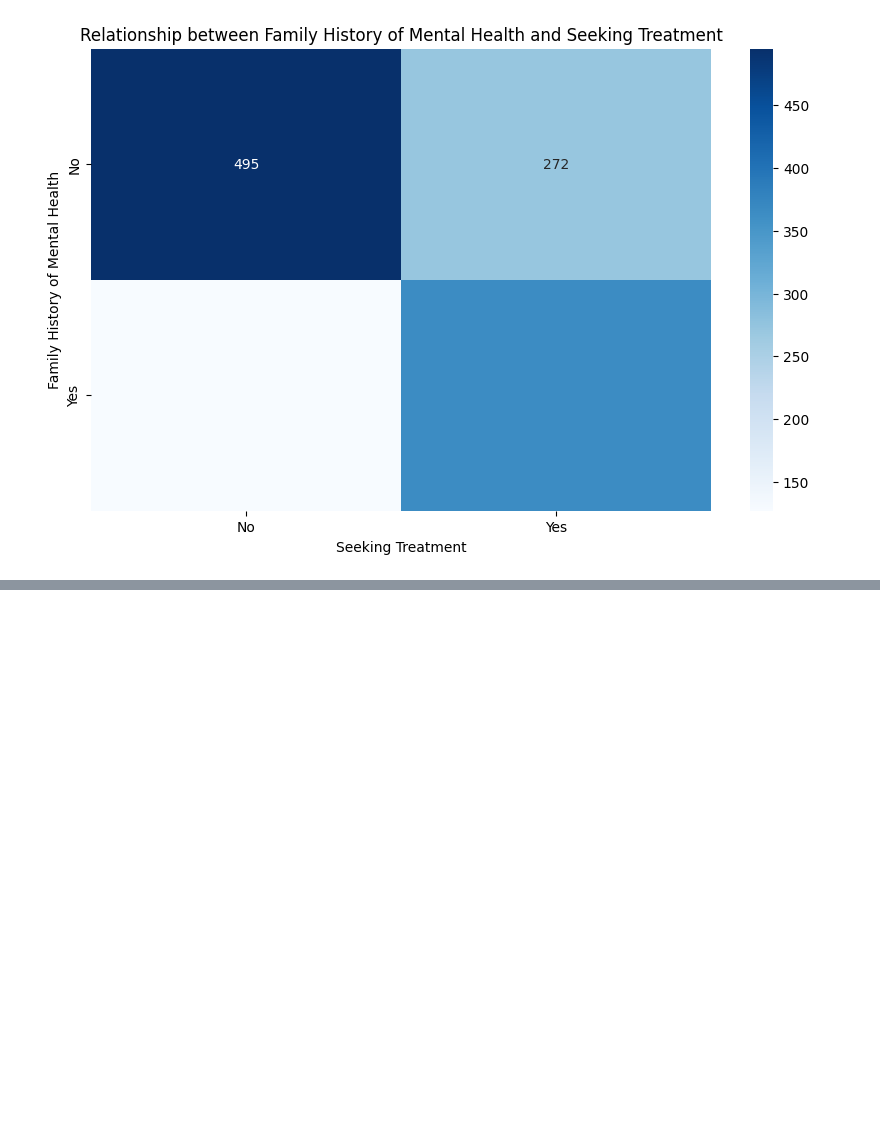
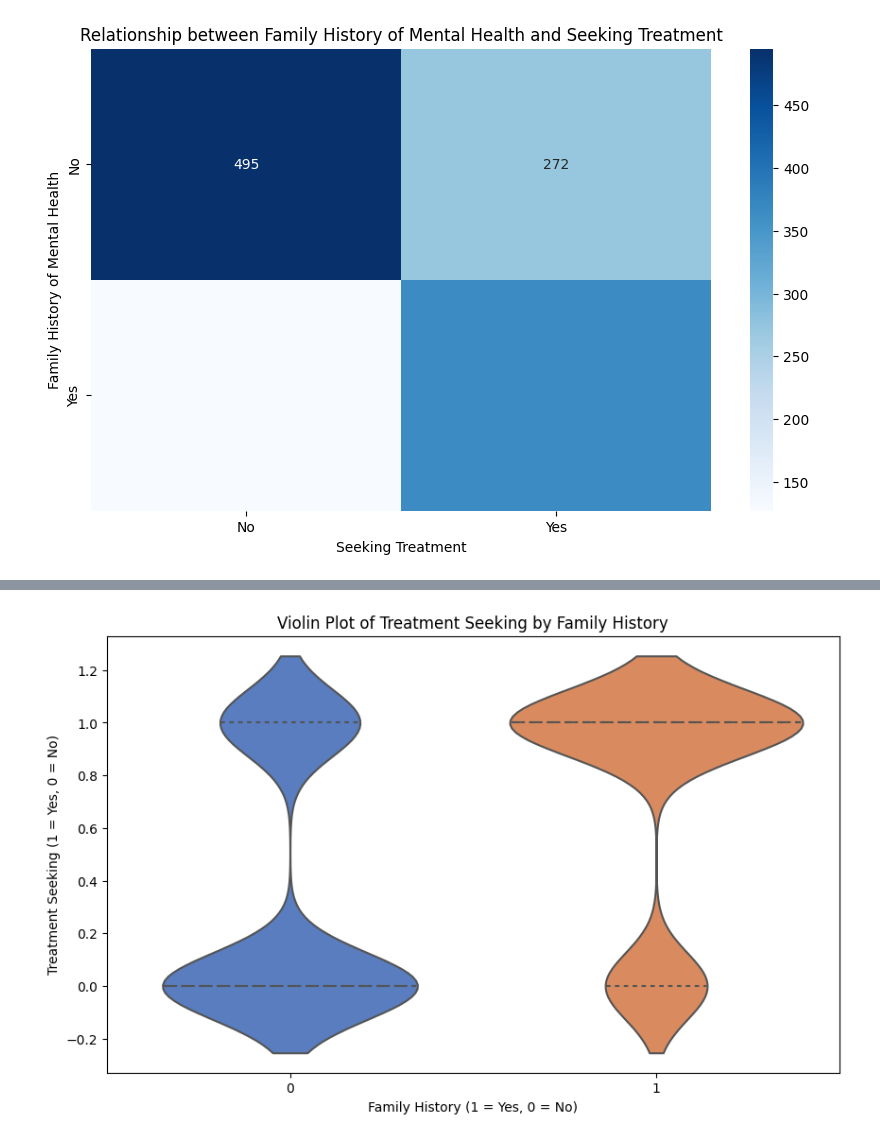
Before and after one commit to rollernathan/Mental_Health_Team_2, a Jupyter notebook: Mental Health/Mental Health.ipynb, the cells around one changed output, grey strips where cells are left out. Drawn from its saved outputs; the diff is of its cells as text; code cells hidden in the pictures; blank space fills up the shorter version.

```diff
--- a/Mental Health/Mental Health.ipynb
+++ b/Mental Health/Mental Health.ipynb
@@ -65,0 +140,11 @@ plt.show()
+# %%
+# Create a violin plot
+plt.figure(figsize=(10, 6))
+sns.violinplot(x='family_history', y='treatment', data=data, inner='quartile', palette='muted')
+plt.title('Violin Plot of Treatment Seeking by Family History')
+plt.xlabel('Family History (1 = Yes, 0 = No)')
+plt.ylabel('Treatment Seeking (1 = Yes, 0 = No)')
+plt.savefig('Images/Family History vs Seeking Treatment Violin.png')
+plt.show()
+# %% [output]
+[figure, added]
```
Also changed, not shown: parts of 9 cells of this notebook, 5 other files.
